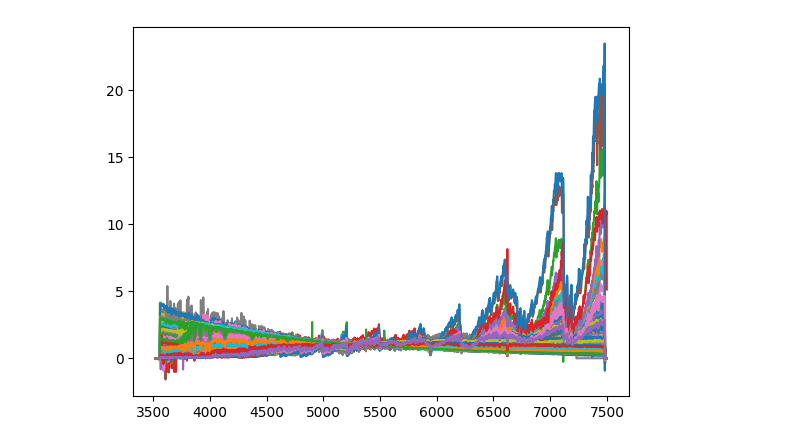
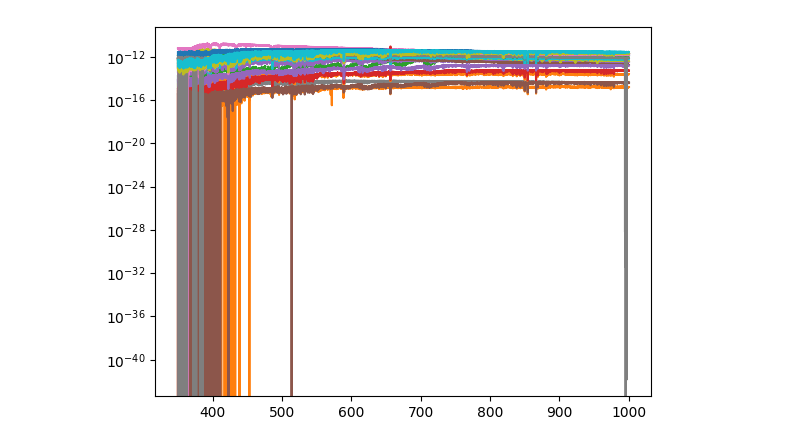
Before and after one commit to fpetri115/LBGoptimise, a Jupyter notebook: test_stellar.ipynb, the cells around one changed output. Cells and saved outputs as stored; diff of their text form; code cells hidden in the pictures.

Commit message:
loading xsl spectra

```diff
--- a/test_stellar.ipynb
+++ b/test_stellar.ipynb
@@ -21,7 +7,44 @@ def compute_wavelength_grid():
-# %%
-spectra_fits_files = os.listdir("MILES_library_v9.1_FITS")
-for file in spectra_fits_files:
-    spectrum = load_spectrum_fits(file)
-    plt.plot(compute_wavelength_grid(), spectrum)
-# %% [output]
-[figure, removed]
+# %%
+def select_approriate_xsl_files():
+    """extract xsl spectra filenames
+    """
+    files = os.listdir("stellar_spectra_xsl/XSL_DR3_release")
+    files_of_interest = []
+    for filename in files:
+        if("_merged.fits" in filename):
+            files_of_interest.append(filename)
+
+    return files_of_interest
+
+def load_spectrum_fits(filename):
+    """loads spectrum fits given filename
+    """
+    hdul = fits.open("stellar_spectra_xsl/XSL_DR3_release/"+filename)
+    data_table = np.array(hdul[1].data.tolist())
+    return data_table
+
+def find_range_in_spectrum(wave_min, wave_max, wavelength, spectrum):
+    """find subset of spectrum from load_spectrum()
+    """
+    indexes = np.where((wavelength > wave_min)&(wavelength < wave_max))[0]
+    return wavelength[indexes], spectrum[indexes]
+
+def load_spectrum(filename):
+    """loads spectrum in numpy given filename
+    """
+    data_table = load_spectrum_fits(filename)
+    wavelengths = data_table[:, 0] #nm
+    flux = data_table[:, 1] #erg/s/cm2/Å
+    #flux_error = data_table[:, 3]
+
+    return wavelengths, flux
+# %%
+filenames = select_approriate_xsl_files()
+filenames = filenames[:20]
+for file in filenames:
+    spectrum = load_spectrum(file)
+    spectrum = find_range_in_spectrum(300, 1000, spectrum[0], spectrum[1])
+    plt.plot(spectrum[0], spectrum[1])
+plt.yscale('log')
+# %% [output]
+[figure, added]
```
Also changed, not shown: parts of 1 cell of this notebook.
